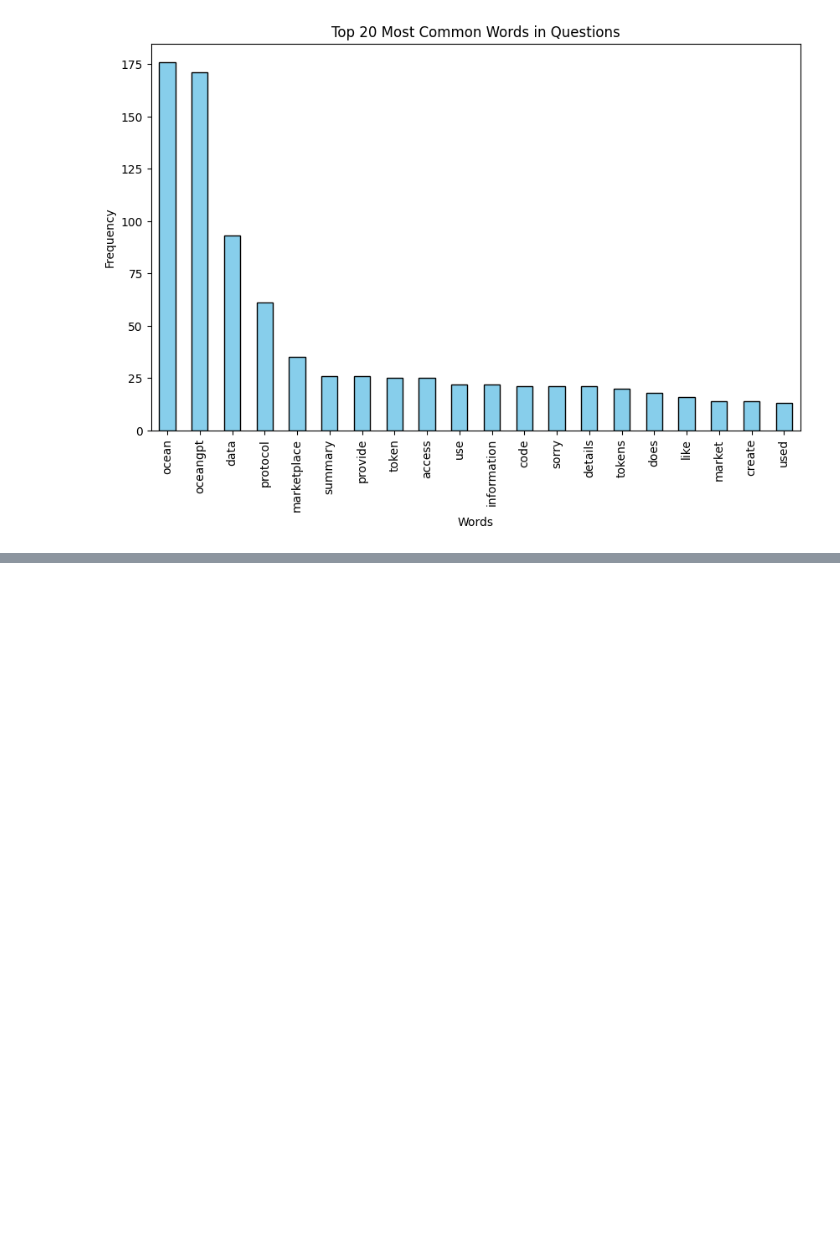
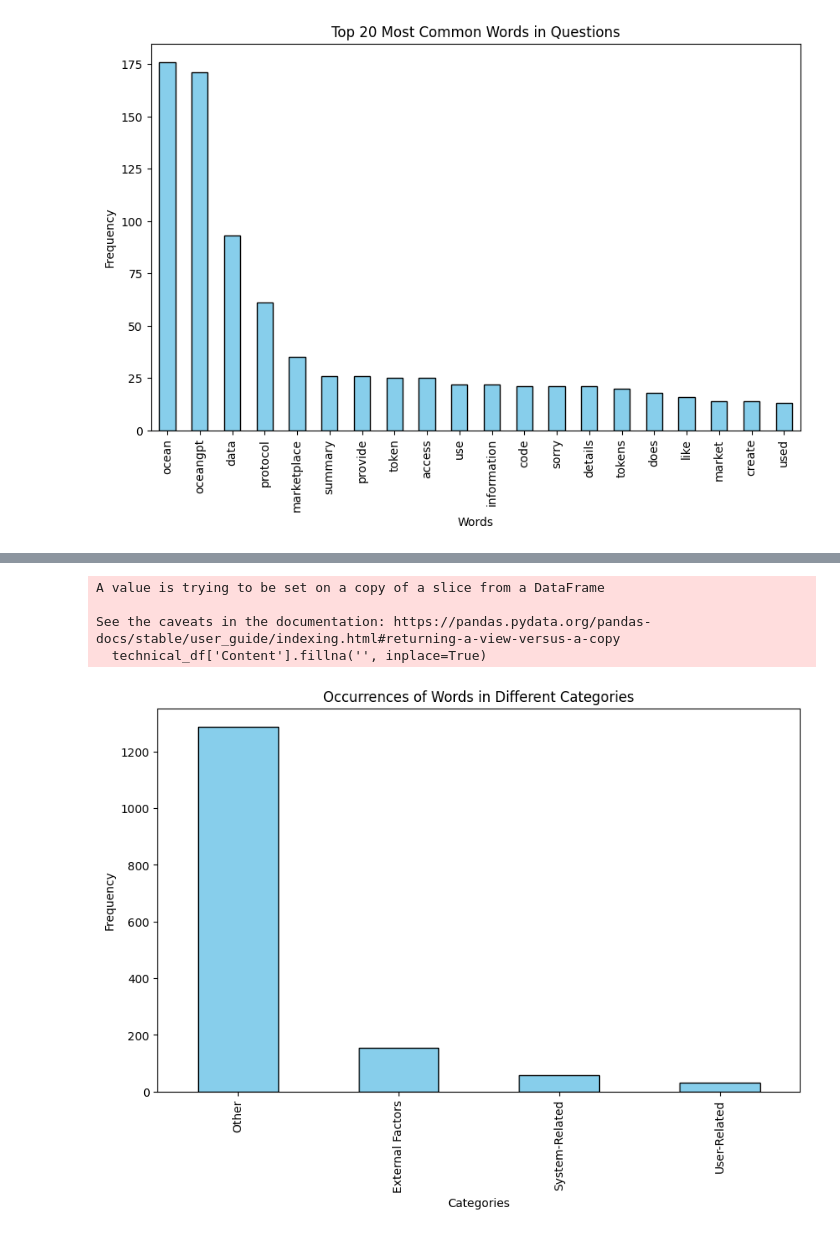
Before and after one commit to hugomoura10/discord_analysis_ocean, a Jupyter notebook: questions_analysis.ipynb, the cells around one changed output, grey strips where cells are left out. Cells and saved outputs as stored; diff of their text form; code cells hidden in the pictures; blank space fills up the shorter version.

```diff
--- a/questions_analysis.ipynb
+++ b/questions_analysis.ipynb
@@ -123,0 +182,49 @@ plt.show()
+# %%
+# Filter rows where the topic is Technical
+technical_df = df[df['DetectedTopics'] == 'Technical']
+
+# Handle missing values in the 'Content' column
+technical_df['Content'].fillna('', inplace=True)
+
+# Function to categorize words into topics
+def categorize_words(word):
+    user_related_keywords = ['user', 'use', 'want', 'access']
+    system_related_keywords = ['protocol', 'code', 'component', 'create', 'possible']
+    external_factors_keywords = ['ocean', 'oceangpt', 'tokens', 'token', 'datatokens', 'datanft', 'datatoken', 'possible', 'does', 'set']
+
+    if word in user_related_keywords:
+        return 'User-Related'
+    elif word in system_related_keywords:
+        return 'System-Related'
+    elif word in external_factors_keywords:
+        return 'External Factors'
+    else:
+        return 'Other'
+
+# Tokenize and categorize words
+vectorizer = CountVectorizer()
+X = vectorizer.fit_transform(technical_df['Content'])
+feature_names = vectorizer.get_feature_names_out()
+
+word_categories = [categorize_words(word) for word in feature_names]
+
+# Create a DataFrame with words and their categories
+word_category_df = pd.DataFrame({'Word': feature_names, 'Category': word_categories})
+word_category_df['Count'] = X.sum(axis=0).tolist()[0]
+
+# Group by category and sum the counts
+category_counts = word_category_df.groupby('Category')['Count'].sum()
+
+# Plot the results
+plt.figure(figsize=(10, 6))
+category_counts.sort_values(ascending=False).plot(kind='bar', color='skyblue', edgecolor='black')
+plt.title('Occurrences of Words in Different Categories')
+plt.xlabel('Categories')
+plt.ylabel('Frequency')
+plt.show()
+# %% [output]
+A value is trying to be set on a copy of a slice from a DataFrame
+
+See the caveats in the documentation: https://pandas.pydata.org/pandas-docs/stable/user_guide/indexing.html#returning-a-view-versus-a-copy
+  technical_df['Content'].fillna('', inplace=True)
+[figure, added]
```
Also changed, not shown: parts of 4 cells of this notebook, 4 other files.
